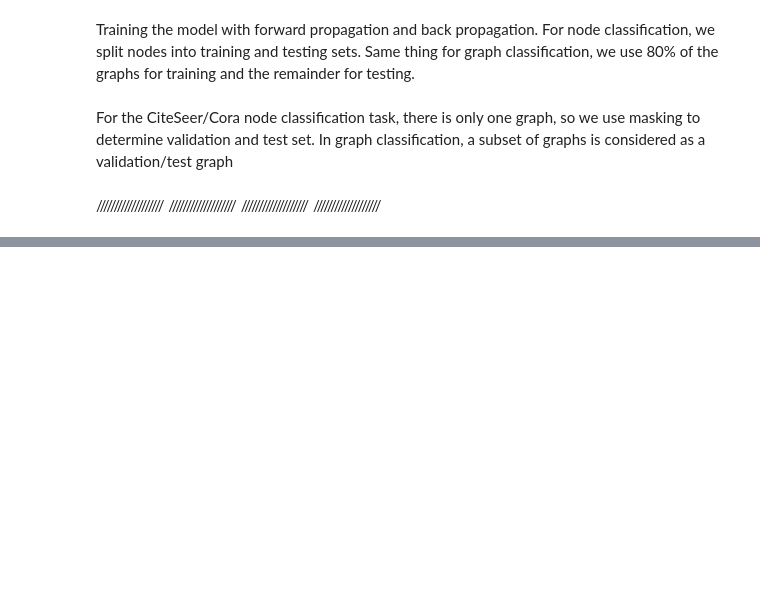
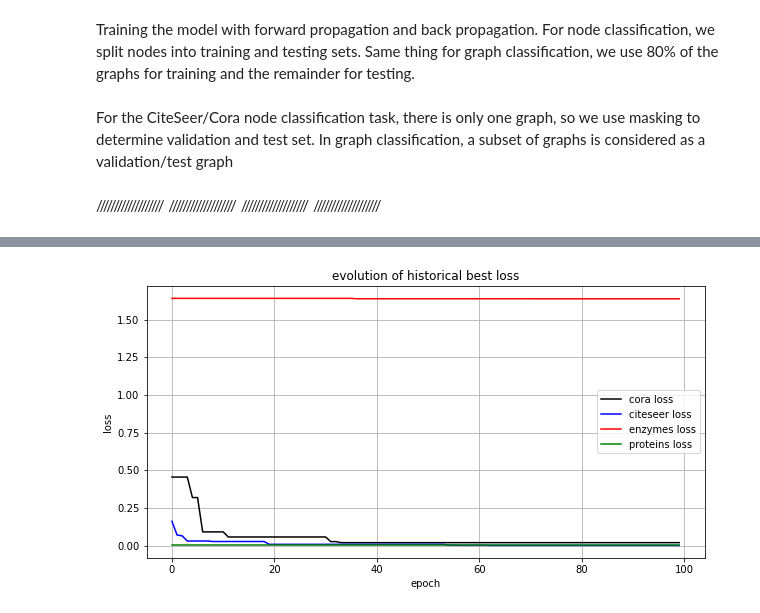
Before and after one commit to Tristan-Le-Bars/GnnArchitectureSearchWithPSO, a Jupyter notebook: src/PsoForGnnArchitectureSearch.ipynb, the cells around one changed output, grey strips where cells are left out. Drawn from its saved outputs; the diff is of its cells as text; code cells hidden in the pictures; blank space fills up the shorter version.

```diff
--- a/src/PsoForGnnArchitectureSearch.ipynb
+++ b/src/PsoForGnnArchitectureSearch.ipynb
@@ -649,0 +696,15 @@ plt.show()
+# %%
+plt.plot(df_cora['epoch'], all_time_best_loss_cora, label = "cora loss", color="black")
+plt.plot(df_cora['epoch'], all_time_best_loss_citeseer, label = "citeseer loss", color="blue")
+plt.plot(df_proteins['epoch'], all_time_best_loss_enzymes, label = "enzymes loss", color="red")
+plt.plot(df_enzymes['epoch'], all_time_best_loss_proteins, label = "proteins loss", color="green")
+# plt.plot(df_cora['epoch'], all_time_best_loss, label = "loss", color="red")
+plt.title('evolution of historical best loss')
+plt.xlabel('epoch')
+plt.ylabel('loss')
+plt.grid()
+plt.legend()
+plt.rcParams['figure.figsize'] = [10, 5]
+plt.show()
+# %% [output]
+[figure, added]
```
Also changed, not shown: parts of 39 cells of this notebook.
